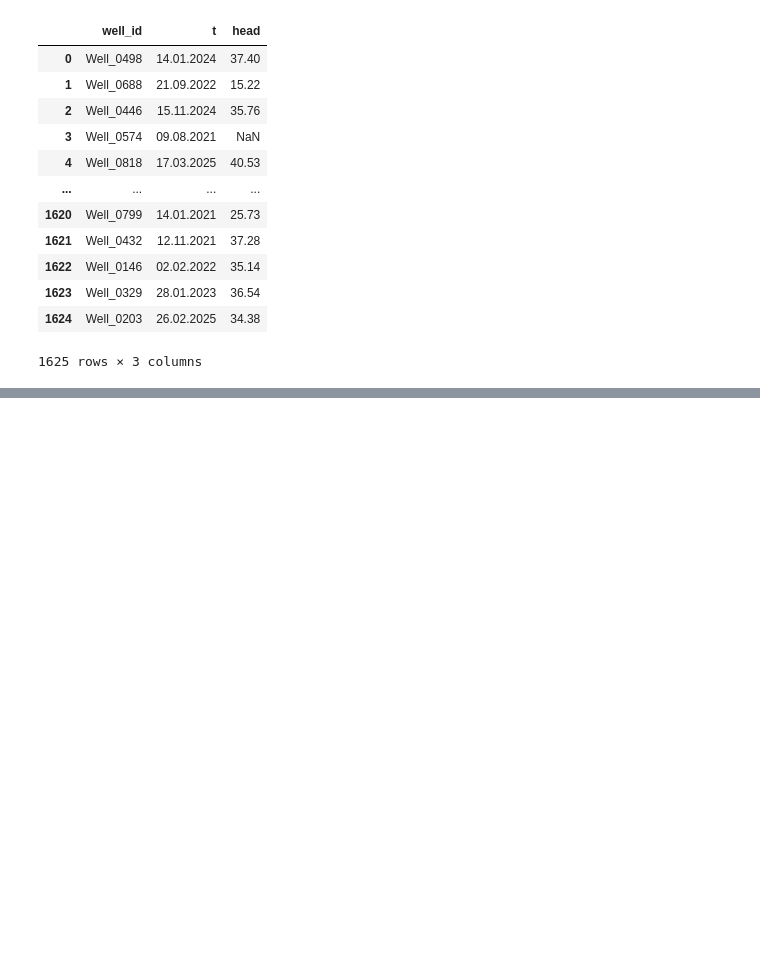
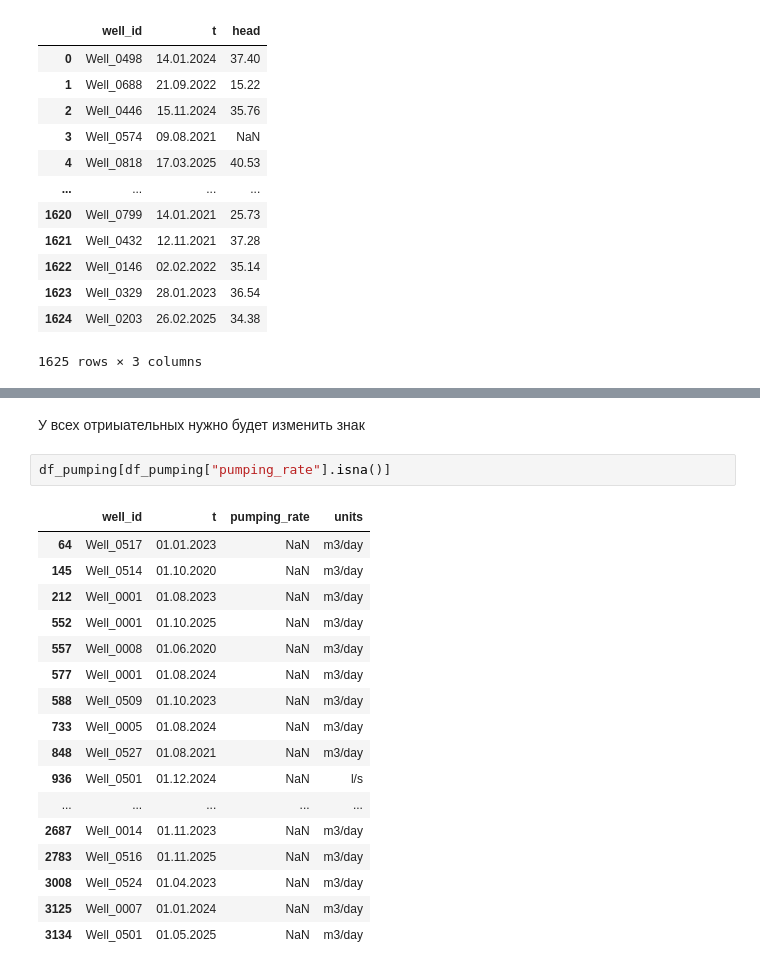
Before and after one commit to semsotsemm/ML-training, a Jupyter notebook: ML-006/notebook/01_exploration.ipynb, the cells around one changed output, grey strips where cells are left out. Drawn from its saved outputs; the diff is of its cells as text; blank space fills up the shorter version.

```diff
--- a/ML-006/notebook/01_exploration.ipynb
+++ b/ML-006/notebook/01_exploration.ipynb
@@ -287,0 +344,22 @@ df_head
+# %% [markdown]
+У всех отриыательных нужно будет изменить знак
+# %%
+df_pumping[df_pumping["pumping_rate"].isna()]
+# %% [output]
+|  | well_id | t | pumping_rate | units |
+| 64 | Well_0517 | 01.01.2023 | NaN | m3/day |
+| 145 | Well_0514 | 01.10.2020 | NaN | m3/day |
+| 212 | Well_0001 | 01.08.2023 | NaN | m3/day |
+| 552 | Well_0001 | 01.10.2025 | NaN | m3/day |
+| 557 | Well_0008 | 01.06.2020 | NaN | m3/day |
+| 577 | Well_0001 | 01.08.2024 | NaN | m3/day |
+| 588 | Well_0509 | 01.10.2023 | NaN | m3/day |
+| 733 | Well_0005 | 01.08.2024 | NaN | m3/day |
+| 848 | Well_0527 | 01.08.2021 | NaN | m3/day |
+| 936 | Well_0501 | 01.12.2024 | NaN | l/s |
+| ... | ... | ... | ... | ... |
+| 2687 | Well_0014 | 01.11.2023 | NaN | m3/day |
+| 2783 | Well_0516 | 01.11.2025 | NaN | m3/day |
+| 3008 | Well_0524 | 01.04.2023 | NaN | m3/day |
+| 3125 | Well_0007 | 01.01.2024 | NaN | m3/day |
+| 3134 | Well_0501 | 01.05.2025 | NaN | m3/day |
```
Also changed, not shown: parts of 8 cells of this notebook, 2 other files.
